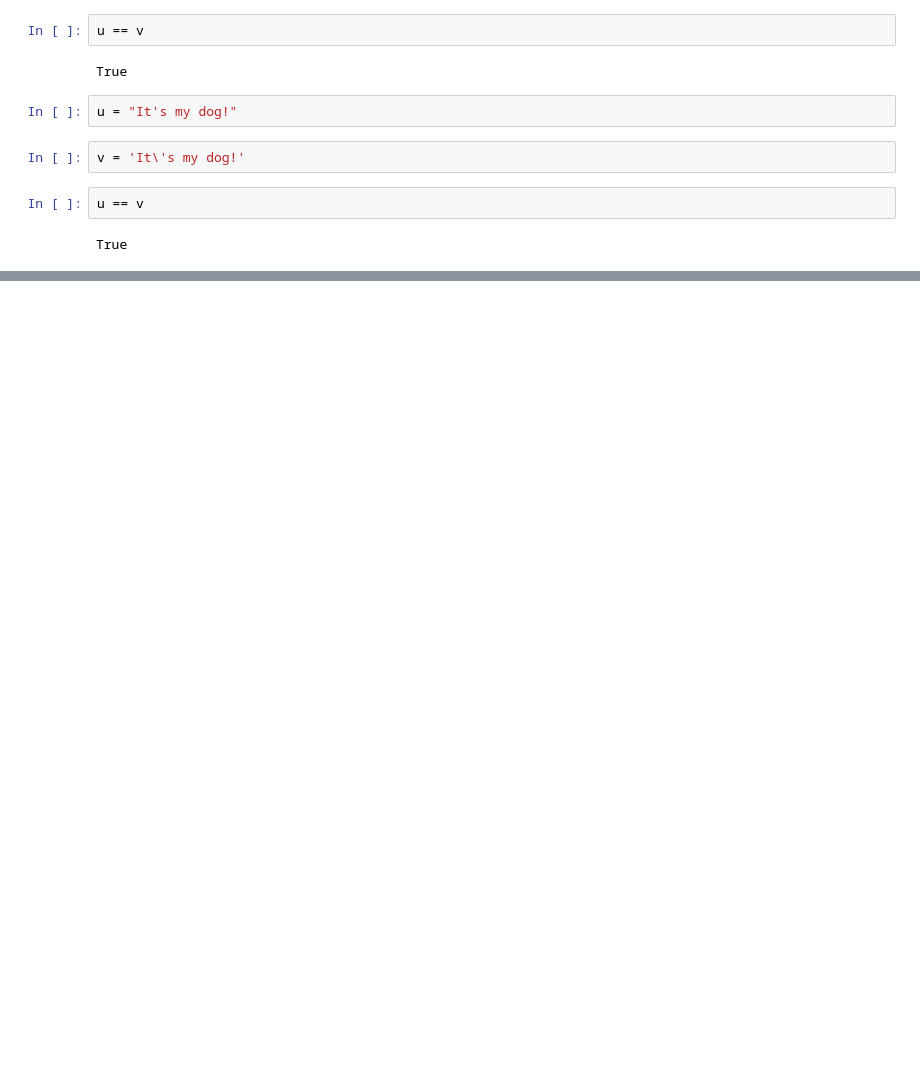
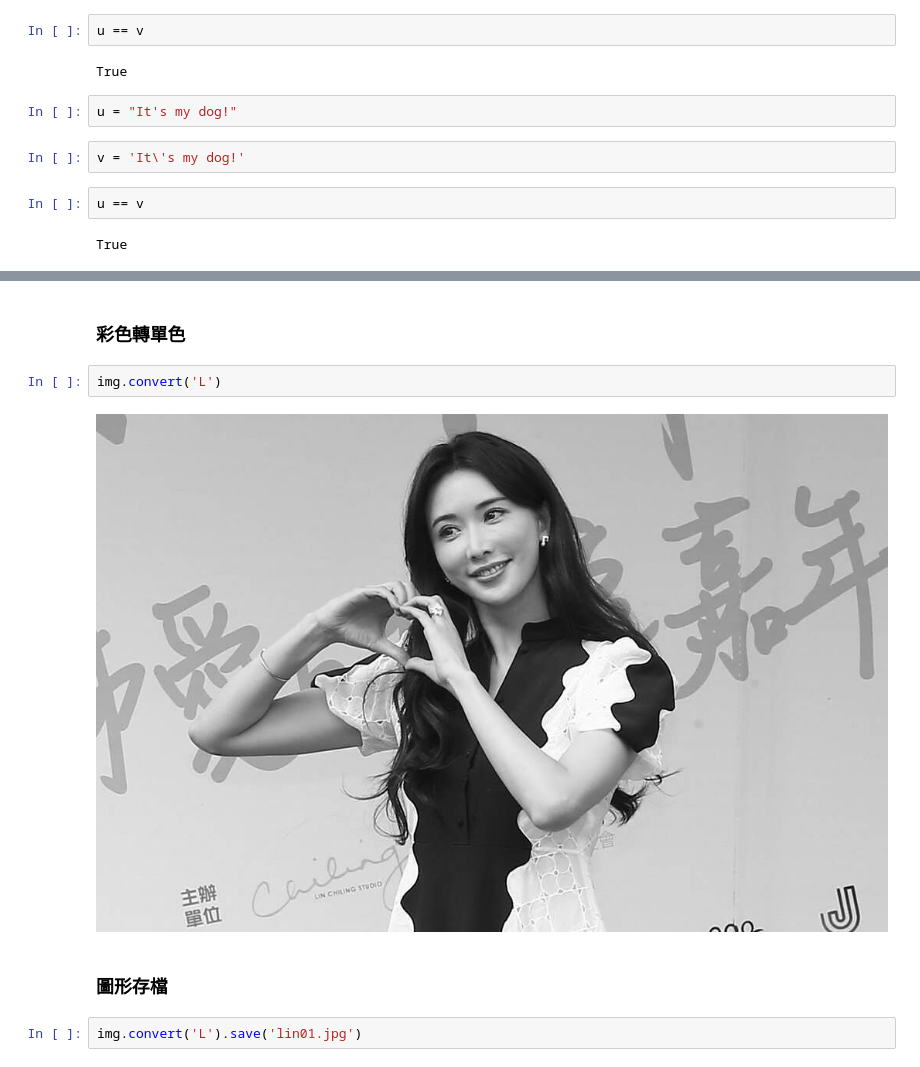
Before and after one commit to vcdemy/20231026, a Jupyter notebook: 20231026筆記.ipynb, the cells around one changed output, grey strips where cells are left out. Cells and saved outputs as stored; diff of their text form; blank space fills up the shorter version.

```diff
--- a/20231026筆記.ipynb
+++ b/20231026筆記.ipynb
@@ -145,0 +172,10 @@ True
+# %% [markdown]
+### 彩色轉單色
+# %%
+img.convert('L')
+# %% [output]
+[figure, added]
+# %% [markdown]
+### 圖形存檔
+# %%
+img.convert('L').save('lin01.jpg')
```
Also changed, not shown: parts of 9 cells of this notebook.
